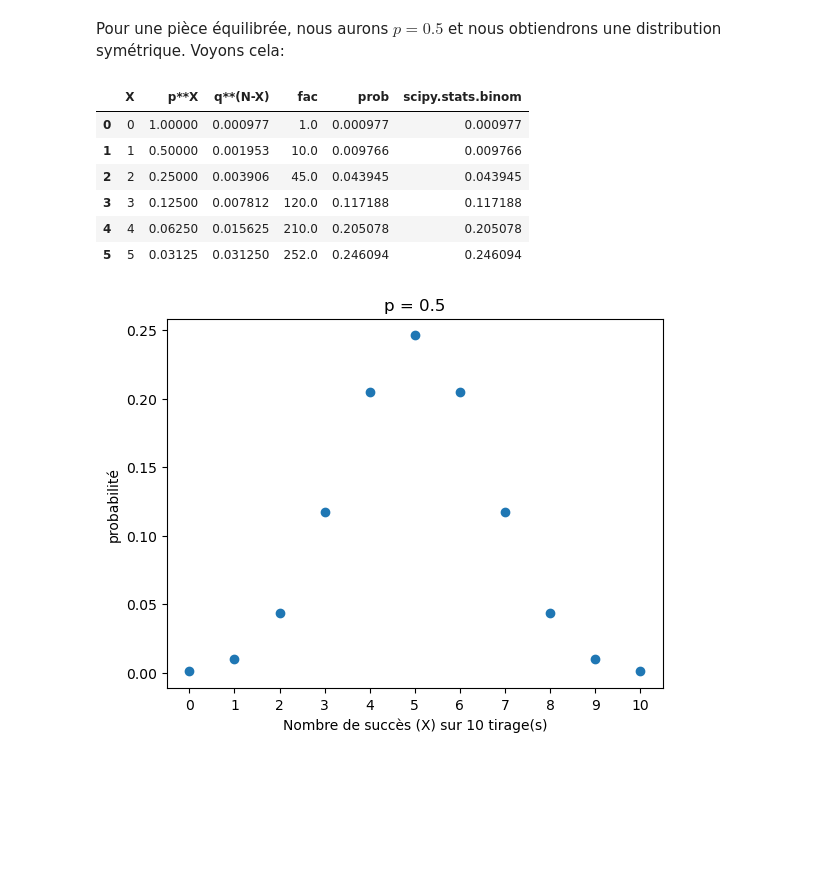
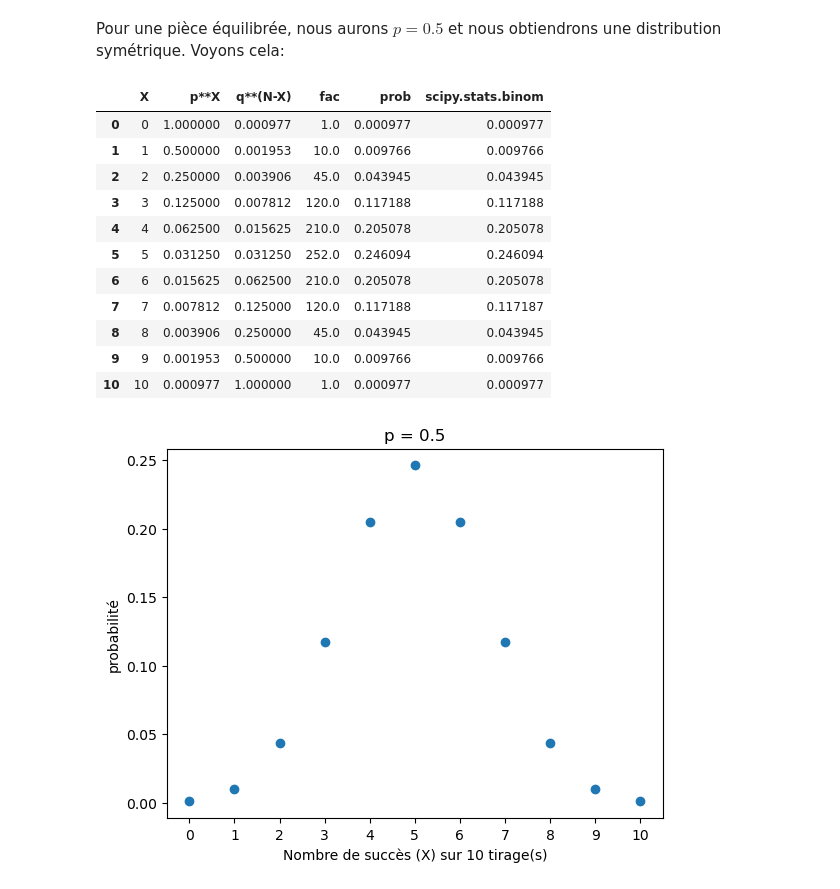
Before and after one commit to WH-Yoshi/MethodeStat, a Jupyter notebook: MethodeStat/CodesProf/Exo2-3-4-5-DistributionBinomiale.ipynb, the cells around one changed output. Saved outputs shown, nothing was run; the diff lists cells and outputs as text; code cells hidden in the pictures; blank space fills up the shorter version.

```diff
--- a/MethodeStat/CodesProf/Exo2-3-4-5-DistributionBinomiale.ipynb
+++ b/MethodeStat/CodesProf/Exo2-3-4-5-DistributionBinomiale.ipynb
@@ -103,22 +103,27 @@ q = 1-p
 # %%
 data_df = pd.DataFrame()
 
 data_df['X'] = range(0,N+1)
 data_df['p**X'] = p**data_df['X']
 data_df['q**(N-X)'] = q**(N-data_df['X'])
 data_df['fac'] = sp.comb(N,data_df['X'])
 data_df['prob'] = data_df['fac'] * data_df['p**X'] * data_df['q**(N-X)']
 data_df['scipy.stats.binom'] = data_df['X'].apply(lambda x:binom.pmf(x,N,p))
 
-data_df.head(6)
+data_df
 # %% [output]
 |  | X | p**X | q**(N-X) | fac | prob | scipy.stats.binom |
-| 0 | 0 | 1.00000 | 0.000977 | 1.0 | 0.000977 | 0.000977 |
-| 1 | 1 | 0.50000 | 0.001953 | 10.0 | 0.009766 | 0.009766 |
-| 2 | 2 | 0.25000 | 0.003906 | 45.0 | 0.043945 | 0.043945 |
-| 3 | 3 | 0.12500 | 0.007812 | 120.0 | 0.117188 | 0.117188 |
-| 4 | 4 | 0.06250 | 0.015625 | 210.0 | 0.205078 | 0.205078 |
-| 5 | 5 | 0.03125 | 0.031250 | 252.0 | 0.246094 | 0.246094 |
+| 0 | 0 | 1.000000 | 0.000977 | 1.0 | 0.000977 | 0.000977 |
+| 1 | 1 | 0.500000 | 0.001953 | 10.0 | 0.009766 | 0.009766 |
+| 2 | 2 | 0.250000 | 0.003906 | 45.0 | 0.043945 | 0.043945 |
+| 3 | 3 | 0.125000 | 0.007812 | 120.0 | 0.117188 | 0.117188 |
+| 4 | 4 | 0.062500 | 0.015625 | 210.0 | 0.205078 | 0.205078 |
+| 5 | 5 | 0.031250 | 0.031250 | 252.0 | 0.246094 | 0.246094 |
+| 6 | 6 | 0.015625 | 0.062500 | 210.0 | 0.205078 | 0.205078 |
+| 7 | 7 | 0.007812 | 0.125000 | 120.0 | 0.117188 | 0.117187 |
+| 8 | 8 | 0.003906 | 0.250000 | 45.0 | 0.043945 | 0.043945 |
+| 9 | 9 | 0.001953 | 0.500000 | 10.0 | 0.009766 | 0.009766 |
+| 10 | 10 | 0.000977 | 1.000000 | 1.0 | 0.000977 | 0.000977 |
 # %%
 plt.plot(data_df['X'],data_df['prob'],'o')
 plt.xlabel('Nombre de succès (X) sur {} tirage(s)'.format(N))
```
Also changed, not shown: parts of 2 cells of this notebook, 5 other files.
